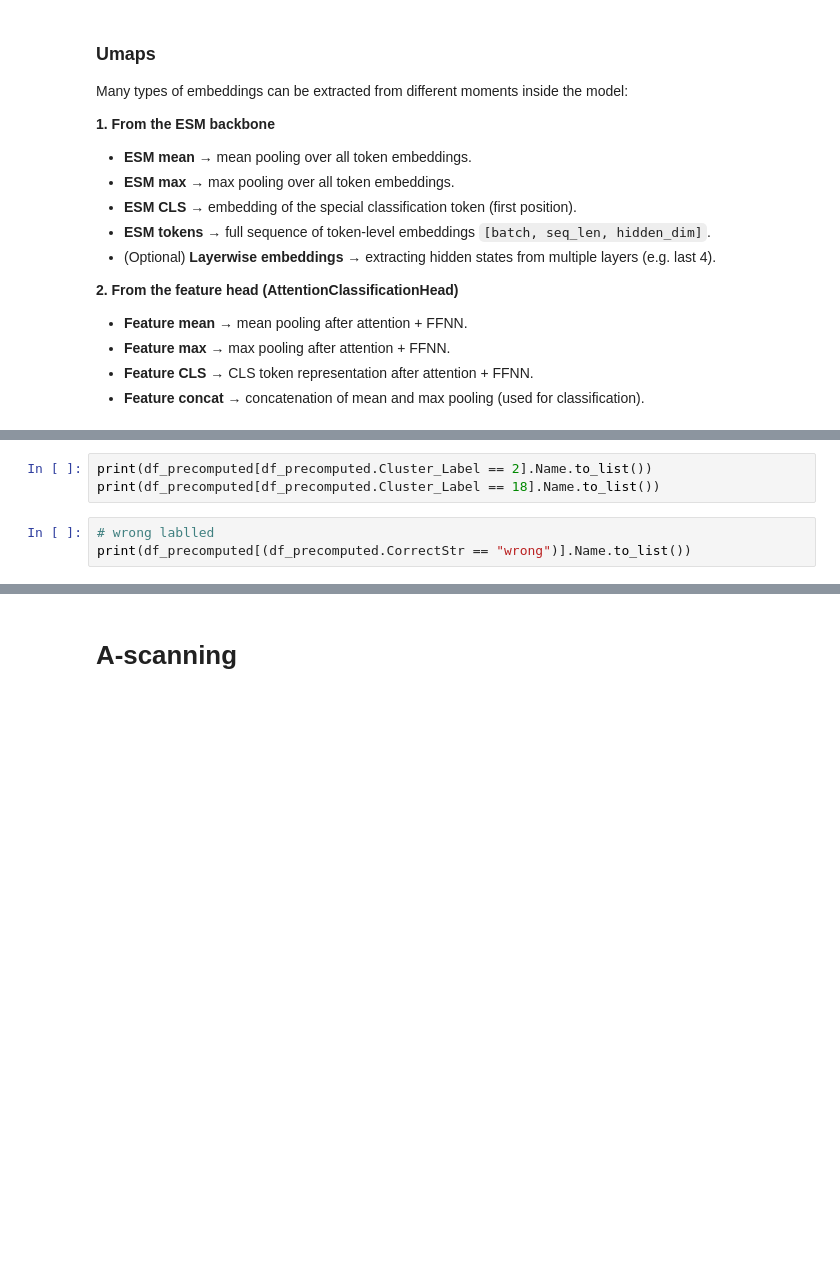
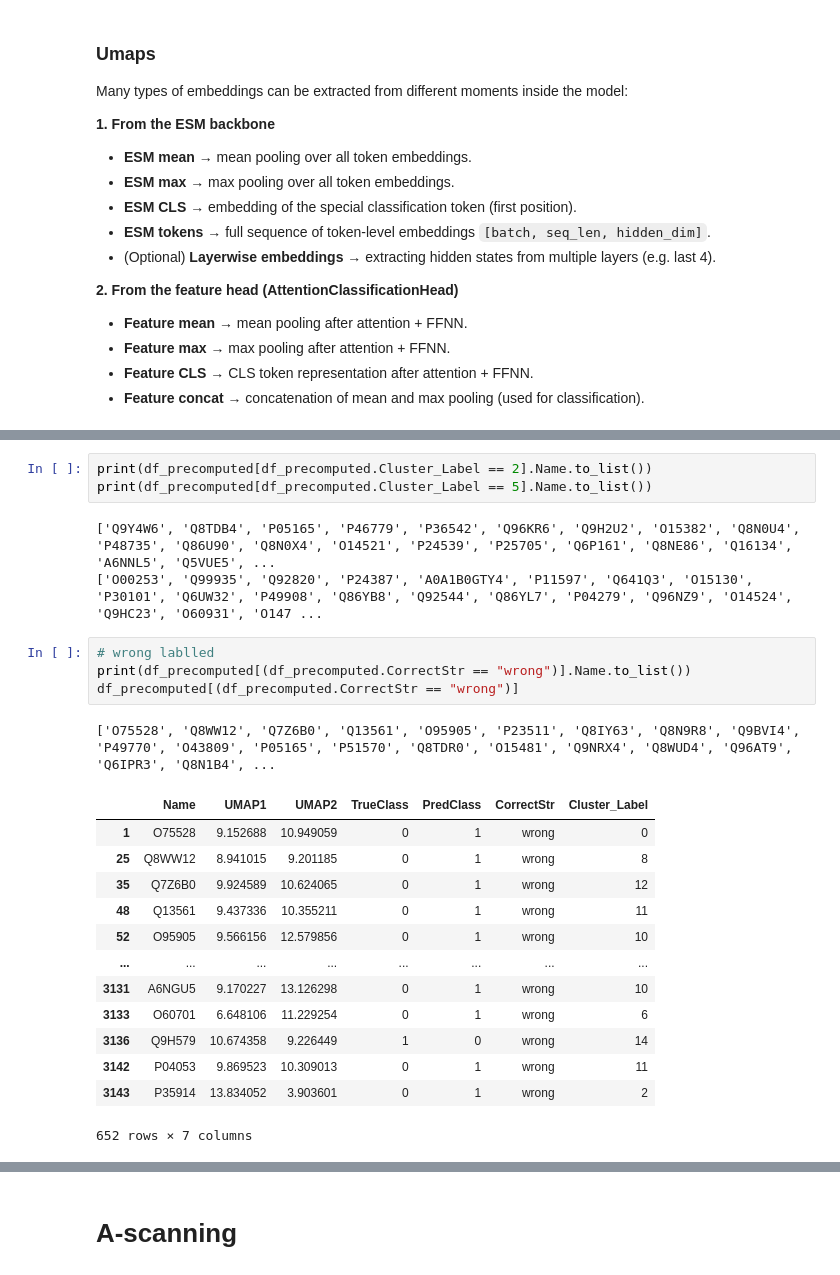
Before and after one commit to 8gabri8/ESMSec, a Jupyter notebook: my_train.ipynb, the cells around one changed output, grey strips where cells are left out. Saved outputs shown, nothing was run; the diff lists cells and outputs as text; blank space fills up the shorter version.

```diff
--- a/my_train.ipynb
+++ b/my_train.ipynb
@@ -589,9 +600,28 @@ KeyError: 'class_head_embs_mlp_layer3'
 # %%
 print(df_precomputed[df_precomputed.Cluster_Label == 2].Name.to_list())
-print(df_precomputed[df_precomputed.Cluster_Label == 18].Name.to_list())
+print(df_precomputed[df_precomputed.Cluster_Label == 5].Name.to_list())
+# %% [output]
+['Q9Y4W6', 'Q8TDB4', 'P05165', 'P46779', 'P36542', 'Q96KR6', 'Q9H2U2', 'O15382', 'Q8N0U4', 'P48735', 'Q86U90', 'Q8N0X4', 'O14521', 'P24539', 'P25705', 'Q6P161', 'Q8NE86', 'Q16134', 'A6NNL5', 'Q5VUE5', ...
+['O00253', 'Q99935', 'Q92820', 'P24387', 'A0A1B0GTY4', 'P11597', 'Q641Q3', 'O15130', 'P30101', 'Q6UW32', 'P49908', 'Q86YB8', 'Q92544', 'Q86YL7', 'P04279', 'Q96NZ9', 'O14524', 'Q9HC23', 'O60931', 'O147 ...
 # %%
 # wrong lablled
 print(df_precomputed[(df_precomputed.CorrectStr == "wrong")].Name.to_list())
+df_precomputed[(df_precomputed.CorrectStr == "wrong")]
+# %% [output]
+['O75528', 'Q8WW12', 'Q7Z6B0', 'Q13561', 'O95905', 'P23511', 'Q8IY63', 'Q8N9R8', 'Q9BVI4', 'P49770', 'O43809', 'P05165', 'P51570', 'Q8TDR0', 'O15481', 'Q9NRX4', 'Q8WUD4', 'Q96AT9', 'Q6IPR3', 'Q8N1B4', ...
+|  | Name | UMAP1 | UMAP2 | TrueClass | PredClass | CorrectStr | Cluster_Label |
+| 1 | O75528 | 9.152688 | 10.949059 | 0 | 1 | wrong | 0 |
+| 25 | Q8WW12 | 8.941015 | 9.201185 | 0 | 1 | wrong | 8 |
+| 35 | Q7Z6B0 | 9.924589 | 10.624065 | 0 | 1 | wrong | 12 |
+| 48 | Q13561 | 9.437336 | 10.355211 | 0 | 1 | wrong | 11 |
+| 52 | O95905 | 9.566156 | 12.579856 | 0 | 1 | wrong | 10 |
+| ... | ... | ... | ... | ... | ... | ... | ... |
+| 3131 | A6NGU5 | 9.170227 | 13.126298 | 0 | 1 | wrong | 10 |
+| 3133 | O60701 | 6.648106 | 11.229254 | 0 | 1 | wrong | 6 |
+| 3136 | Q9H579 | 10.674358 | 9.226449 | 1 | 0 | wrong | 14 |
+| 3142 | P04053 | 9.869523 | 10.309013 | 0 | 1 | wrong | 11 |
+| 3143 | P35914 | 13.834052 | 3.903601 | 0 | 1 | wrong | 2 |
+652 rows × 7 columns
 # %%
 DATALOADER = test_dl
 
```
Also changed, not shown: parts of 15 cells of this notebook, 7 other files.
